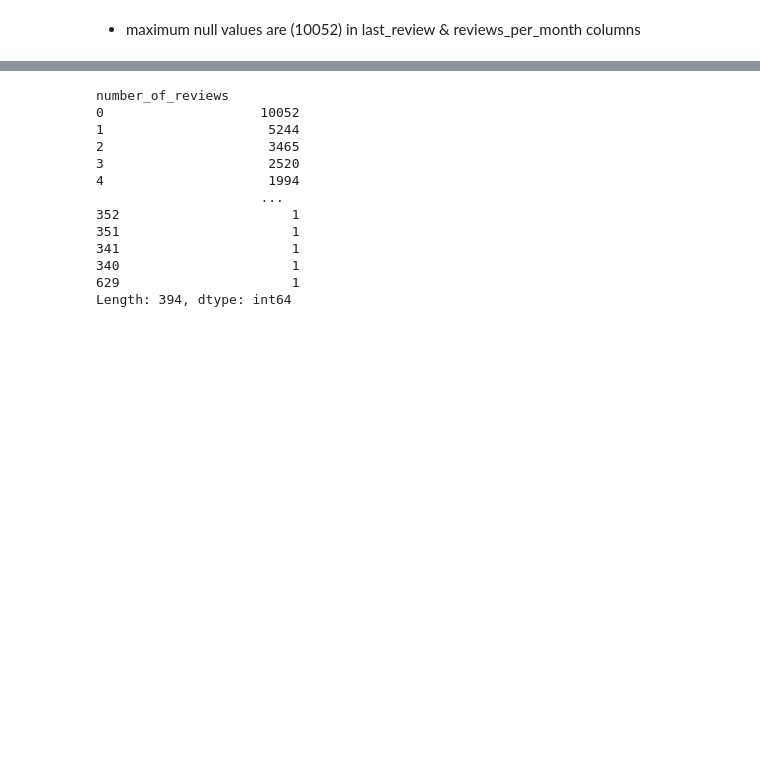
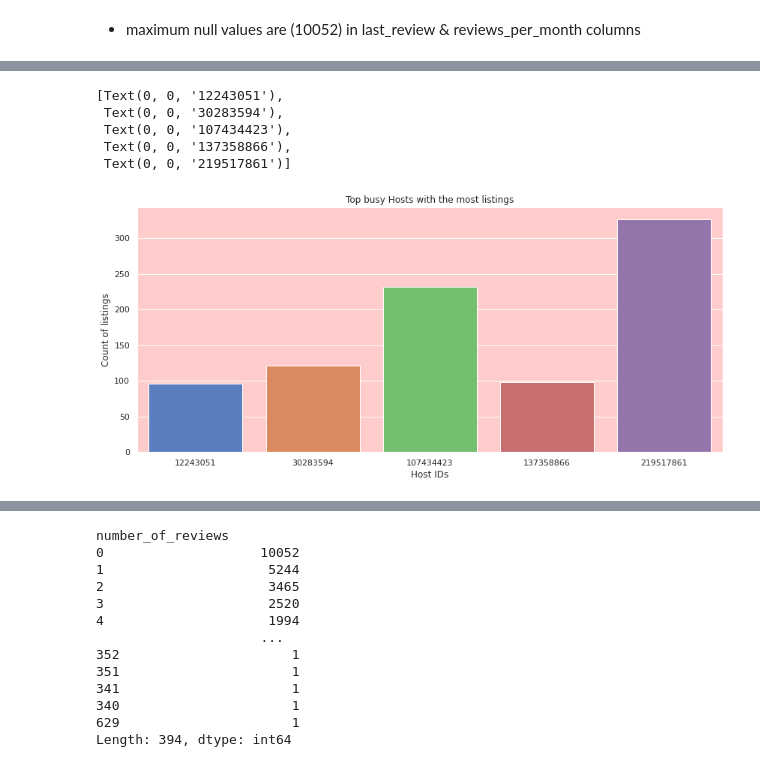
Before and after one commit to NehaGupta-DataScientists/AirbnbBookingAnalysis-, a Jupyter notebook: My_Airbnb_Bookings_Analysis_Capstone_Project.ipynb, the cells around one changed output, grey strips where cells are left out. Saved outputs shown, nothing was run; the diff lists cells and outputs as text; code cells hidden in the pictures; blank space fills up the shorter version.

```diff
--- a/My_Airbnb_Bookings_Analysis_Capstone_Project.ipynb
+++ b/My_Airbnb_Bookings_Analysis_Capstone_Project.ipynb
@@ -170,0 +234,3 @@ Index(['id', 'name', 'host_id', 'host_name', 'neighbourhood_group',
+# %%
+#replacing all NaN values in column 'reviews_per_month' with zero
+data_frame.fillna({'reviews_per_month':0}, inplace=True)
@@ -170,0 +267,4 @@ Index(['id', 'name', 'host_id', 'host_name', 'neighbourhood_group',
+# %%
+for i in range(len(data_frame)):
+ if data_frame.availability_365[i]==0 and data_frame.number_of_reviews[i]!=0:
+  data_frame.drop([i], inplace= True)
@@ -170,0 +328,4 @@ Index(['id', 'name', 'host_id', 'host_name', 'neighbourhood_group',
+# %%
+#let's see what hosts (IDs) have the most listings on Airbnb platform dataset
+top_five_host=data_frame.host_id.value_counts().head(5)
+top_five_host
@@ -170,0 +339,5 @@ Index(['id', 'name', 'host_id', 'host_name', 'neighbourhood_group',
+# %%
+top_host_df=pd.DataFrame(top_five_host)
+top_host_df.reset_index(inplace=True)
+top_host_df.rename(columns={'index':'host_id', 'host_id':'P_Count'}, inplace=True)
+top_host_df
@@ -170,0 +351,16 @@ Index(['id', 'name', 'host_id', 'host_name', 'neighbourhood_group',
+# %%
+plt.figure(figsize=(14,6))
+ax = plt.axes()
+ax.set_facecolor("#ffcccc")
+viz_1=sns.barplot(x="host_id", y="P_Count", data=top_host_df, palette='muted')
+viz_1.set_title('Top busy Hosts with the most listings')
+viz_1.set_ylabel('Count of listings')
+viz_1.set_xlabel('Host IDs')
+viz_1.set_xticklabels(viz_1.get_xticklabels(), rotation=0)
+# %% [output]
+[Text(0, 0, '12243051'),
+ Text(0, 0, '30283594'),
+ Text(0, 0, '107434423'),
+ Text(0, 0, '137358866'),
+ Text(0, 0, '219517861')]
+[figure, added]
```
Also changed, not shown: parts of 43 cells of this notebook.
